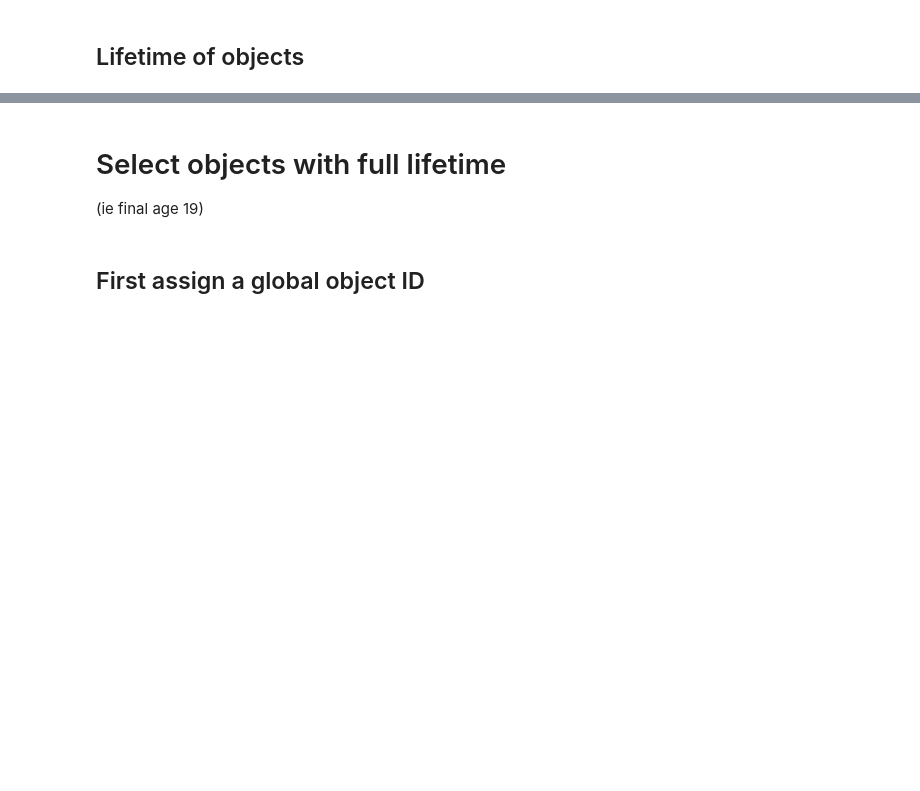
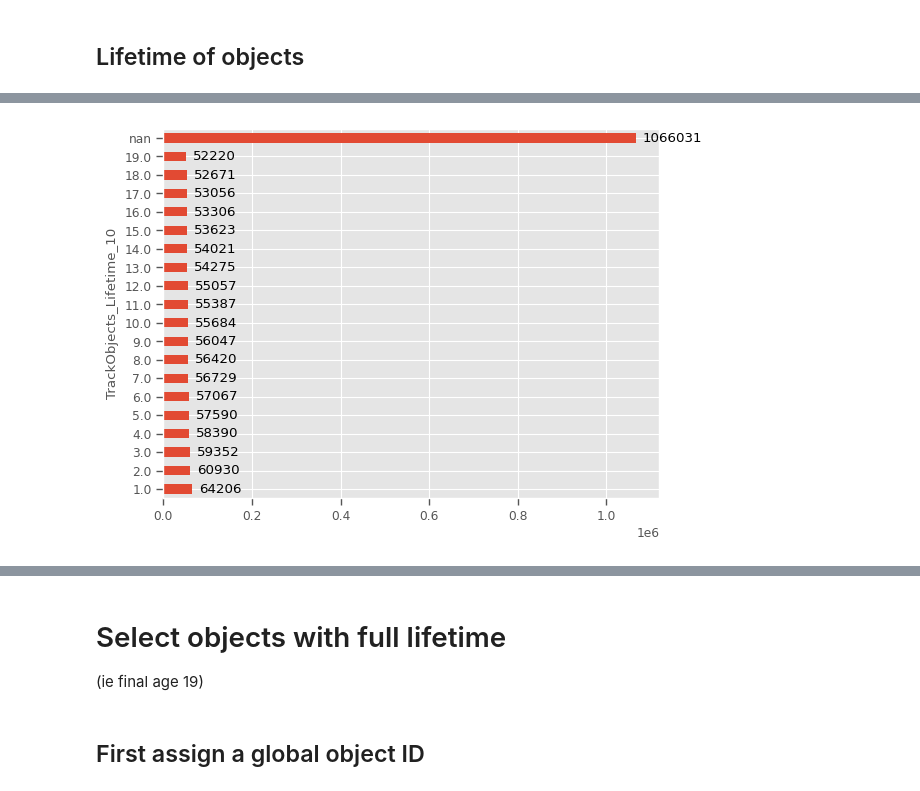
Before and after one commit to thethomasboyer/CellProfiler_GaussianProxy_analyses, a Jupyter notebook: process_true_trajectories.ipynb, the cells around one changed output, grey strips where cells are left out. Cells and saved outputs as stored; diff of their text form; code cells hidden in the pictures; blank space fills up the shorter version.

```diff
--- a/process_true_trajectories.ipynb
+++ b/process_true_trajectories.ipynb
@@ -26,6 +137,8 @@ data_path = Path("analyses", "biotine_full")
 all_csv_files = [
     f
     for f in data_path.rglob("*.csv")
-    if f.stem != "Experiment" and not f.stem.startswith("features_through_time")
+    if f.name in ["whole_cell.csv", "filtered_nucleus.csv"]  # take only the filtered files
+    and f.stem != "Experiment"
+    and not f.stem.startswith("features_through_time")
 ]
 print(f"Found {len(all_csv_files)} csv files")
@@ -32,9 +147,6 @@ print(f"Found {len(all_csv_files)} csv files")
 # %% [markdown]
 ##  Add identifiers to know from which csv file the data comes from
 # %%
-all_smol_dfs = []
-
-
 def process_file(f: Path):
     smol_df = pd.read_csv(f)
     smol_df["file"] = f.stem
@@ -42,9 +154,7 @@ def process_file(f: Path):
 
 
 with ThreadPoolExecutor() as executor:
-    results = list(tqdm(executor.map(process_file, all_csv_files), total=len(all_csv_files)))
-
-all_smol_dfs.extend(results)
+    all_smol_dfs = list(tqdm(executor.map(process_file, all_csv_files), total=len(all_csv_files)))
 # %% [markdown]
 ## Concat data
 # %%
@@ -61,5 +201,6 @@ df["Metadata_VideoID"].value_counts(dropna=False)
 # %%
 mask = df["Metadata_VideoID"].isna()
-df.loc[mask, "Metadata_VideoID"] = df["FileName_images"].str.split("_time_").str[0]
+assert not mask.any()
+# df.loc[mask, "Metadata_VideoID"] = df["FileName_images"].str.split("_time_").str[0]
 # %%
 df["Metadata_VideoID"].value_counts(dropna=False)
@@ -70,7 +247,8 @@ df["Metadata_time"].value_counts(dropna=False)
 # %%
 mask = df["Metadata_time"].isna()
-df.loc[mask, "Metadata_time"] = (
-    df["FileName_images"].str.extract(r"_time_(.*?)\.")[0].astype(df["Metadata_time"].dtype)
-)
+assert not mask.any()
+# df.loc[mask, "Metadata_time"] = (
+# df["FileName_images"].str.extract(r"_time_(.*?)\.")[0].astype(df["Metadata_time"].dtype)
+# )
 # %%
 df["Metadata_time"].value_counts(dropna=False)
@@ -89,0 +334,6 @@ df["file"].value_counts(dropna=False)
+# %%
+ax = df["TrackObjects_Lifetime_10"].value_counts(dropna=False).sort_index().plot(kind="barh")
+for container in ax.containers:
+    ax.bar_label(container, fmt="%d", padding=5)
+# %% [output]
+[figure, added]
```
Also changed, not shown: parts of 84 cells of this notebook, 2 other files.
